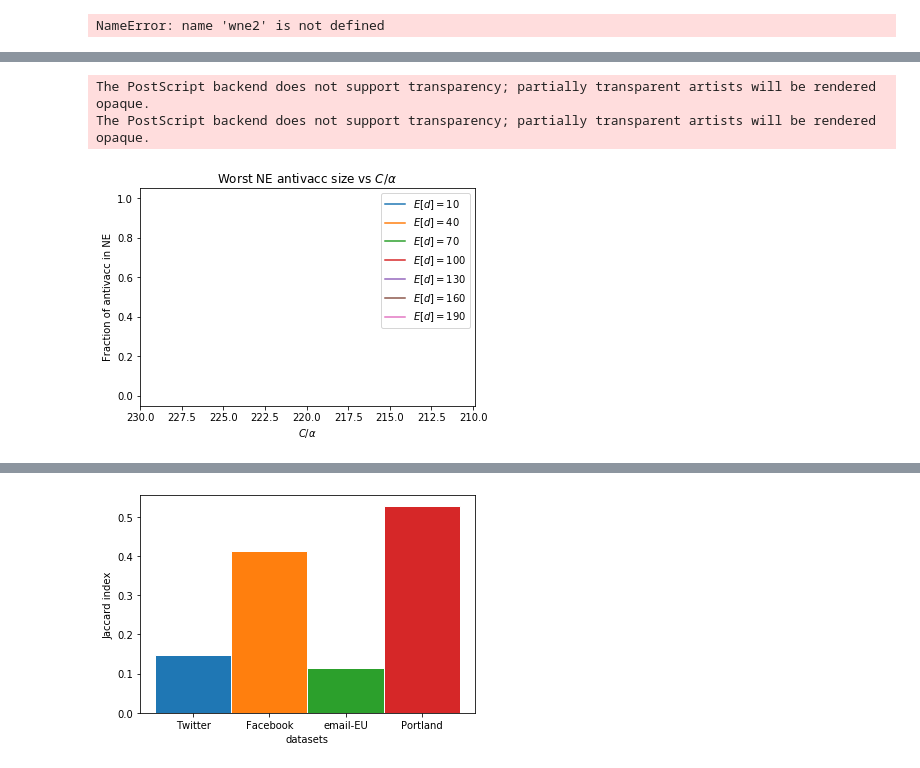
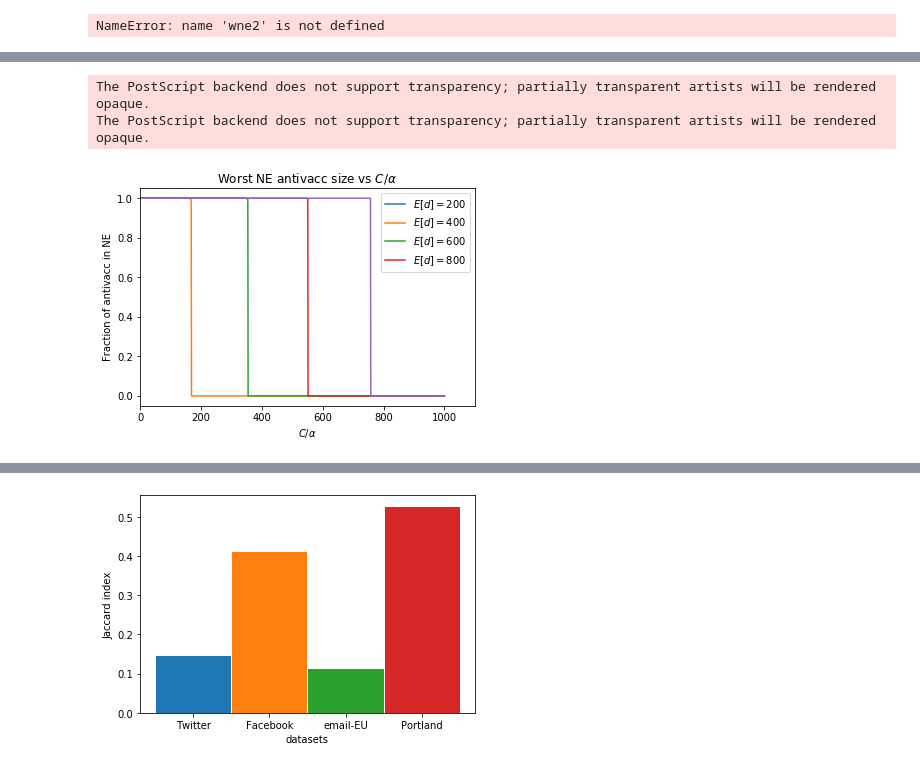
Before and after one commit to ahsantarique/Antivaccine-Sentiment, a Jupyter notebook: Src/threshold_diffusion.ipynb, the cells around one changed output, grey strips where cells are left out. Saved outputs shown, nothing was run; the diff lists cells and outputs as text; code cells hidden in the pictures.

```diff
--- a/Src/threshold_diffusion.ipynb
+++ b/Src/threshold_diffusion.ipynb
@@ -106,22 +106,22 @@ prob_edge = 0.2
 # g = nx.read_edgelist("../data/twitter_combined.txt", create_using = nx.Graph(), nodetype=int) ########### snap facebook data #############
 # g = nx.read_edgelist("../data/email-EU-core.txt", create_using = nx.Graph(), nodetype=int) ########### snap facebook data #############
 # g = nx.read_edgelist("../data/p2p-Gnutella04.txt", create_using = nx.Graph(), nodetype=int) ########### snap facebook data #############
-# g = nx.read_gexf("../data/twitter_sentiment_200.gexf", node_type=None, relabel=False, version='1.1draft')
+g = nx.read_gexf("../data/twitter_sentiment_200.gexf", node_type=None, relabel=False, version='1.1draft')
 # d = 5
 # g = nx.random_regular_graph(d=d, n = N, seed = 42)
 
 n = len(g)
 m = g.number_of_edges()
-triangles = sum(nx.triangles(g).values())//3
+# triangles = sum(nx.triangles(g).values())//3
 davg = sum(dict(g.degree).values())/len(g)
 ccavg = nx.average_clustering(g)
 
 
 print('|V| = ', n)
 print('|E| = ', m)
-print('Triangles: ', triangles)
+# print('Triangles: ', triangles)
 print('Avg degree: ', davg)
 print('CC_avg: ', ccavg)
 
-print(n, ' & ', m , ' & ', triangles, ' & ', davg , ' & ', ccavg)
+print(n, ' & ', m , ' & ', davg , ' & ', ccavg)
 # %% [output]
@@ -129,8 +133,8 @@ NetworkXNotImplemented: not implemented for directed type
 # %%
 # nx.draw(g)
 # %%
-start = 0
-end = 200
+start = 25
+end = 25.1
 interval = 0.1
 C_list = [{j:np.arange(start, end, interval)[i]  for j in g.nodes} for i in range(len(np.arange(start, end, interval)))]
 
@@ -146,11 +150,13 @@ for C in C_list:
 
     S_T = threshold_process(S0 = S0, theta = theta, graph = g, verbose=False)
 
+#     print(S_T)
+
     worst_NE_size.append(len(g)-len(S_T))
 
 
 for i in range(len(worst_NE_size)):
-    if(worst_NE_size[i] == 0):
+    if(worst_NE_size[i]  == 0 ):
         print(c[i])
         break
 
@@ -159,4 +165,6 @@ plt.xlabel(r'$C/\alpha$')
 plt.ylabel('Fraction of antivacc in NE')
 plt.title('Worst NE antivacc size vs' + r' $C/\alpha$')
 plt.savefig('fig.eps')
+
+len(g)-len(S_T)
 # %% [output]
@@ -188,8 +272,8 @@ NameError: name 'wne2' is not defined
 '7.2'
 
 start = 0
-end = 200
-interval = 0.1
+end = 1001
+interval = 1
 
 c = np.arange(start, end, interval)
 
@@ -197,9 +281,9 @@ alpha = 1
 
 wd = {}
 
-for d in range(10,200, 30):
+for p in np.arange(0, 1, 0.2):
     N = 1000
-    g = nx.expected_degree_graph(w=[d for i in range(N)], seed=42)
+    g = nx.erdos_renyi_graph(n=N, p = p, seed = 42)
 
     C_list = [{j:np.arange(start, end, interval)[i]  for j in g.nodes} for i in range(len(np.arange(start, end, interval)))]
 
@@ -214,7 +298,7 @@ for d in range(10,200, 30):
 
         worst_NE_size.append(len(g)-len(S_T))
 
-    wd.update({d:worst_NE_size})
+    wd.update({p:worst_NE_size})
 
     for i in range(len(worst_NE_size)):
         if(worst_NE_size[i] == 0):
@@ -234,19 +313,21 @@ The PostScript backend does not support transparency; partially transparent arti
 # %%
 for d in wd:
     plt.plot(c, np.array(wd[d])/wd[d][0])
 
+
+plt.xlim(0, 1100)
 
 plt.xlabel(r'$C/\alpha$')
 plt.ylabel('Fraction of antivacc in NE')
 plt.title('Worst NE antivacc size vs' + r' $C/\alpha$')
 
 
-legend = list(wd.keys())
+legend = [200,400,600,800]
 legend = [r'$E[d] = $' + str(legend[i]) for i in range(len(legend))]
 
 plt.legend(legend)
-plt.savefig('wd.eps')
+plt.savefig('wp.eps')
 # %% [output]
 The PostScript backend does not support transparency; partially transparent artists will be rendered opaque.
 The PostScript backend does not support transparency; partially transparent artists will be rendered opaque.
-[figure, old version]
+[figure, new version]
```
Also changed, not shown: parts of 12 cells of this notebook, 16 other files.
